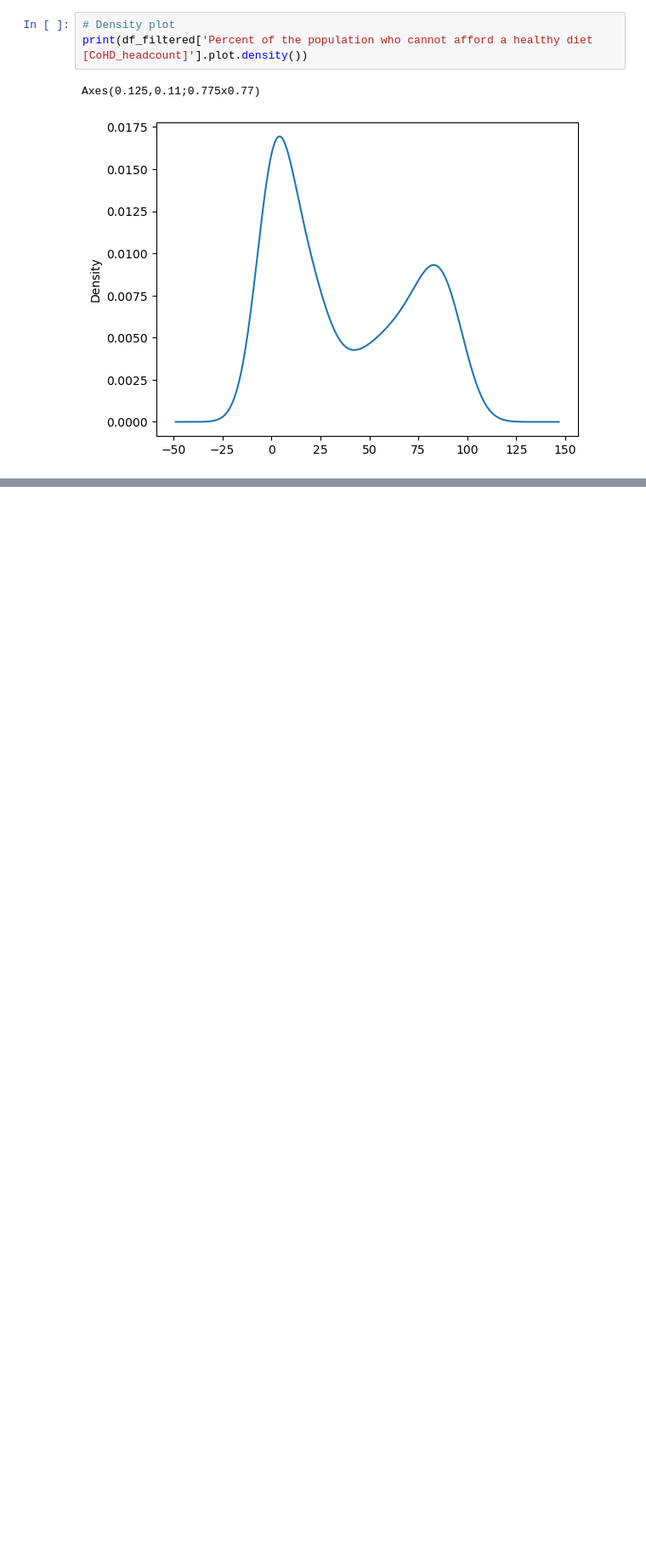
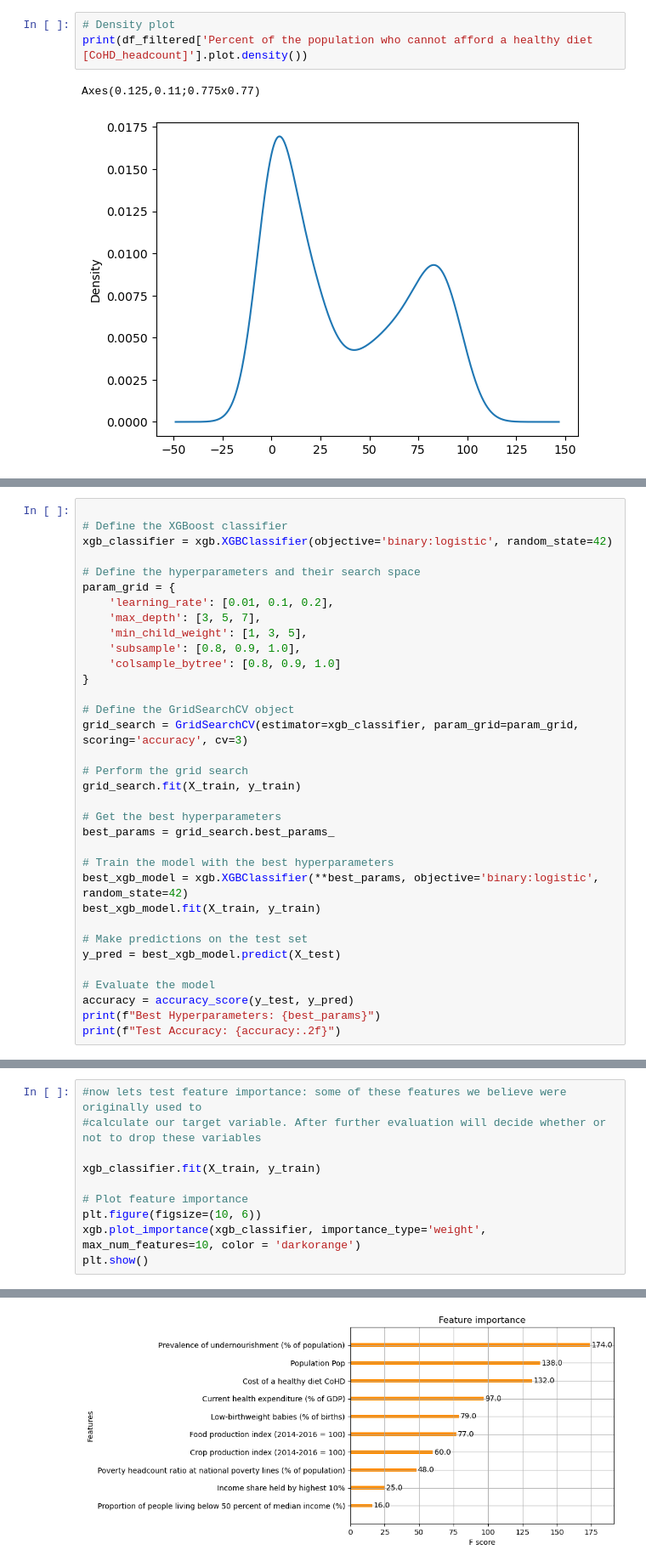
Before and after one commit to pschell23/DS-Project-Course--Parker-Schell-Alex-Torti-Mariah-Hudson, a Jupyter notebook: Project1.ipynb, the cells around one changed output, grey strips where cells are left out. Shown at 85% size. Drawn from its saved outputs; the diff is of its cells as text; blank space fills up the shorter version.

```diff
--- a/Project1.ipynb
+++ b/Project1.ipynb
@@ -470,0 +540,34 @@ Name: Percent of the population who cannot afford a healthy diet [CoHD_headcount
+# %%
+
+# Define the XGBoost classifier
+xgb_classifier = xgb.XGBClassifier(objective='binary:logistic', random_state=42)
+
+# Define the hyperparameters and their search space
+param_grid = {
+    'learning_rate': [0.01, 0.1, 0.2],
+    'max_depth': [3, 5, 7],
+    'min_child_weight': [1, 3, 5],
+    'subsample': [0.8, 0.9, 1.0],
+    'colsample_bytree': [0.8, 0.9, 1.0]
+}
+
+# Define the GridSearchCV object
+grid_search = GridSearchCV(estimator=xgb_classifier, param_grid=param_grid, scoring='accuracy', cv=3)
+
+# Perform the grid search
+grid_search.fit(X_train, y_train)
+
+# Get the best hyperparameters
+best_params = grid_search.best_params_
+
+# Train the model with the best hyperparameters
+best_xgb_model = xgb.XGBClassifier(**best_params, objective='binary:logistic', random_state=42)
+best_xgb_model.fit(X_train, y_train)
+
+# Make predictions on the test set
+y_pred = best_xgb_model.predict(X_test)
+
+# Evaluate the model
+accuracy = accuracy_score(y_test, y_pred)
+print(f"Best Hyperparameters: {best_params}")
+print(f"Test Accuracy: {accuracy:.2f}")
@@ -470,0 +597,11 @@ Name: Percent of the population who cannot afford a healthy diet [CoHD_headcount
+# %%
+#now lets test feature importance: some of these features we believe were originally used to
+#calculate our target variable. After further evaluation will decide whether or not to drop these variables
+
+xgb_classifier.fit(X_train, y_train)
+
+# Plot feature importance
+plt.figure(figsize=(10, 6))
+xgb.plot_importance(xgb_classifier, importance_type='weight', max_num_features=10, color = 'darkorange')
+plt.show()
+# %% [output]
@@ -470,0 +609 @@ Name: Percent of the population who cannot afford a healthy diet [CoHD_headcount
+[figure, added]
```
Also changed, not shown: parts of 44 cells of this notebook, 2 other files.
